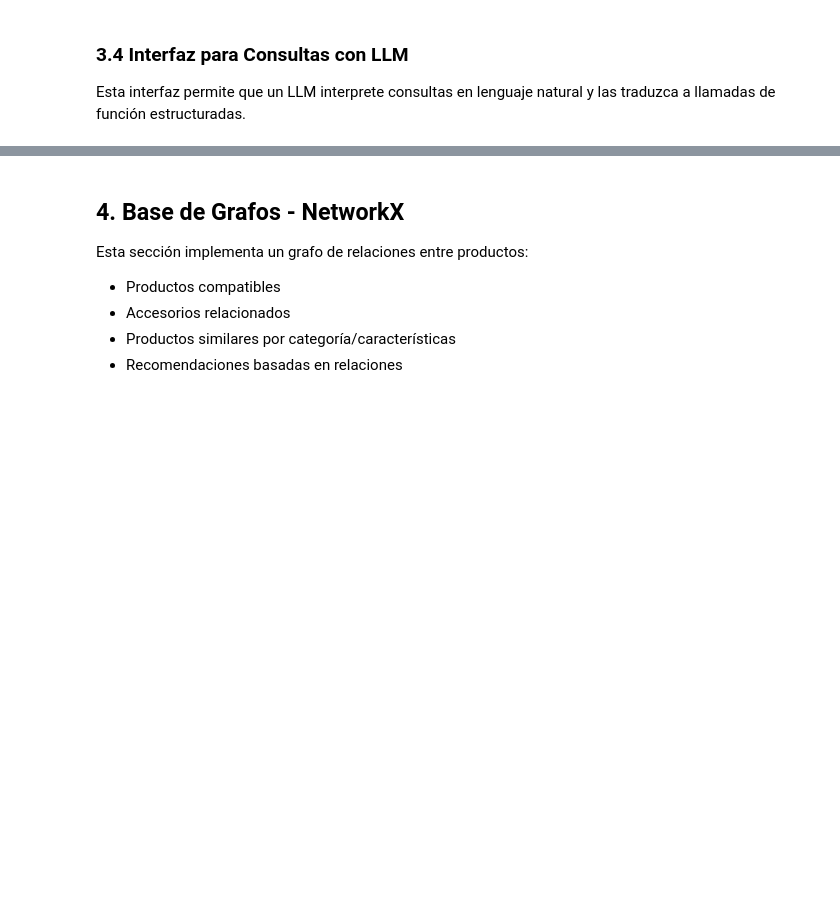
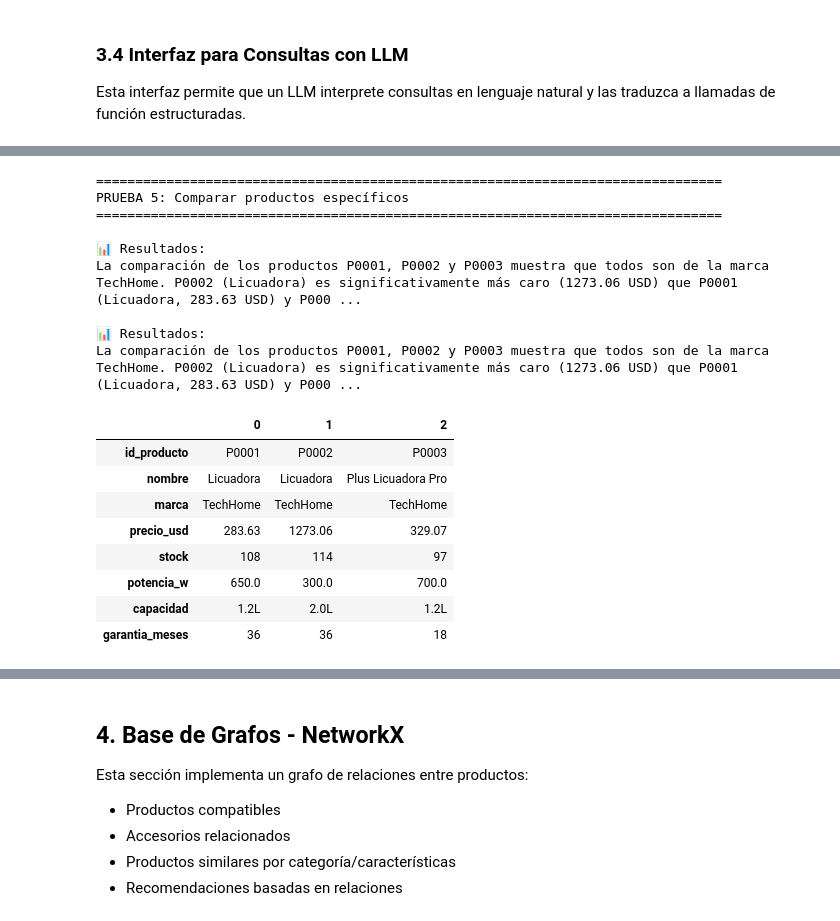
Before and after one commit to valenrosito/nlp-rag-agent-electrodomesticos, a Jupyter notebook: 1.rag_flow.ipynb, the cells around one changed output, grey strips where cells are left out. Saved outputs shown, nothing was run; the diff lists cells and outputs as text; code cells hidden in the pictures; blank space fills up the shorter version.

```diff
--- a/1.rag_flow.ipynb
+++ b/1.rag_flow.ipynb
@@ -1076,3 +1079,34 @@ Se muestran 300 productos electrodomésticos con stock disponible, incluyendo in
+# %%
+print("=" * 80)
+print("PRUEBA 5: Comparar productos específicos")
+print("=" * 80)
+
+resultado5, data = consulta_con_llm_tabular(llm=llm,
+    consulta_usuario="Compara los productos P0001, P0002 y P0003",
+)
+
+print(f"\n📊 Resultados:")
+print(resultado5)
+display(data)
+# %% [output]
+================================================================================
+PRUEBA 5: Comparar productos específicos
+================================================================================
+
+📊 Resultados:
+La comparación de los productos P0001, P0002 y P0003 muestra que todos son de la marca TechHome. P0002 (Licuadora) es significativamente más caro (1273.06 USD) que P0001 (Licuadora, 283.63 USD) y P000 ...
+
+📊 Resultados:
+La comparación de los productos P0001, P0002 y P0003 muestra que todos son de la marca TechHome. P0002 (Licuadora) es significativamente más caro (1273.06 USD) que P0001 (Licuadora, 283.63 USD) y P000 ...
+|  | 0 | 1 | 2 |
+| id_producto | P0001 | P0002 | P0003 |
+| nombre | Licuadora | Licuadora | Plus Licuadora Pro |
+| marca | TechHome | TechHome | TechHome |
+| precio_usd | 283.63 | 1273.06 | 329.07 |
+| stock | 108 | 114 | 97 |
+| potencia_w | 650.0 | 300.0 | 700.0 |
+| capacidad | 1.2L | 2.0L | 1.2L |
+| garantia_meses | 36 | 36 | 18 |
 # %% [markdown]
 ### **Arquitectura de la Interfaz**
 
```
Also changed, not shown: parts of 14 cells of this notebook, 3 other files.
